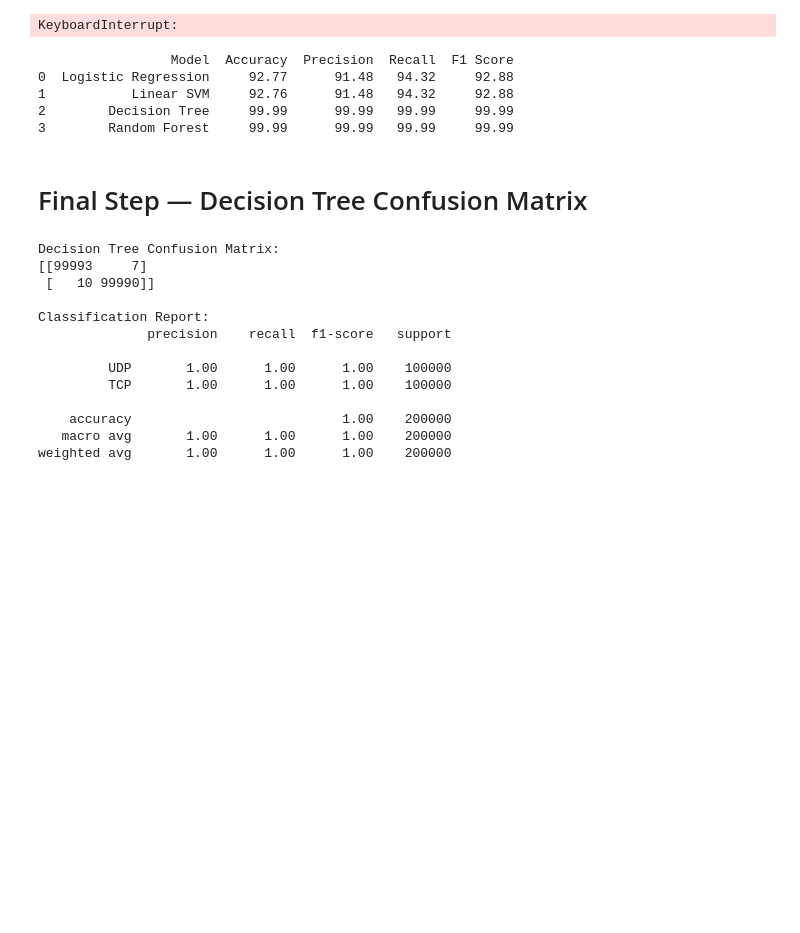
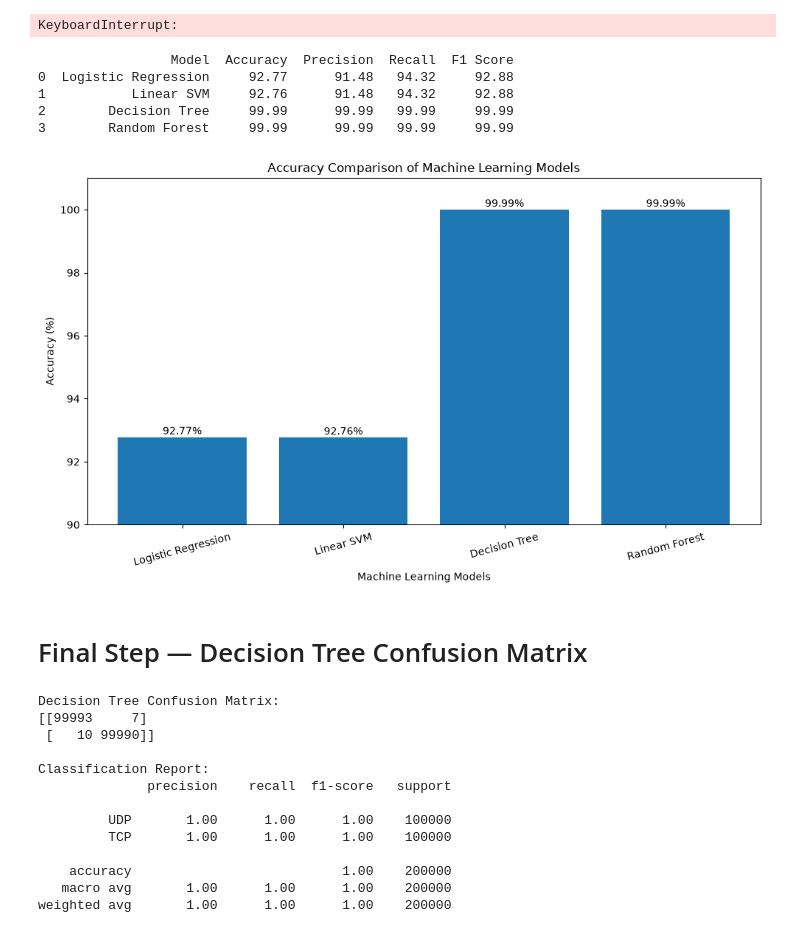
Before and after one commit to student-Madhumitakhatua/KT-GameBox-5G-Traffic-Classification, a Jupyter notebook: test1.ipynb, the cells around one changed output. Drawn from its saved outputs; the diff is of its cells as text; code cells hidden in the pictures; blank space fills up the shorter version.

```diff
--- a/test1.ipynb
+++ b/test1.ipynb
@@ -1850,6 +1850,40 @@ print(comparison)
 1           Linear SVM     92.76      91.48   94.32     92.88
 2        Decision Tree     99.99      99.99   99.99     99.99
 3        Random Forest     99.99      99.99   99.99     99.99
+# %%
+
+import matplotlib.pyplot as plt
+
+models = [
+    "Logistic Regression",
+    "Linear SVM",
+    "Decision Tree",
+    "Random Forest"
+]
+
+accuracy = [92.77, 92.76, 99.9915, 99.9915]
+
+plt.figure(figsize=(10, 6))
+bars = plt.bar(models, accuracy)
+
+plt.title("Accuracy Comparison of Machine Learning Models")
+plt.xlabel("Machine Learning Models")
+plt.ylabel("Accuracy (%)")
+plt.ylim(90, 101)
+plt.xticks(rotation=15)
+
+for bar, value in zip(bars, accuracy):
+    plt.text(
+        bar.get_x() + bar.get_width() / 2,
+        bar.get_height() + 0.1,
+        f"{value:.2f}%",
+        ha="center"
+    )
+
+plt.tight_layout()
+plt.show()
+# %% [output]
+[figure, added]
 # %% [markdown]
 # Final Step — Decision Tree Confusion Matrix
 # %%
```
